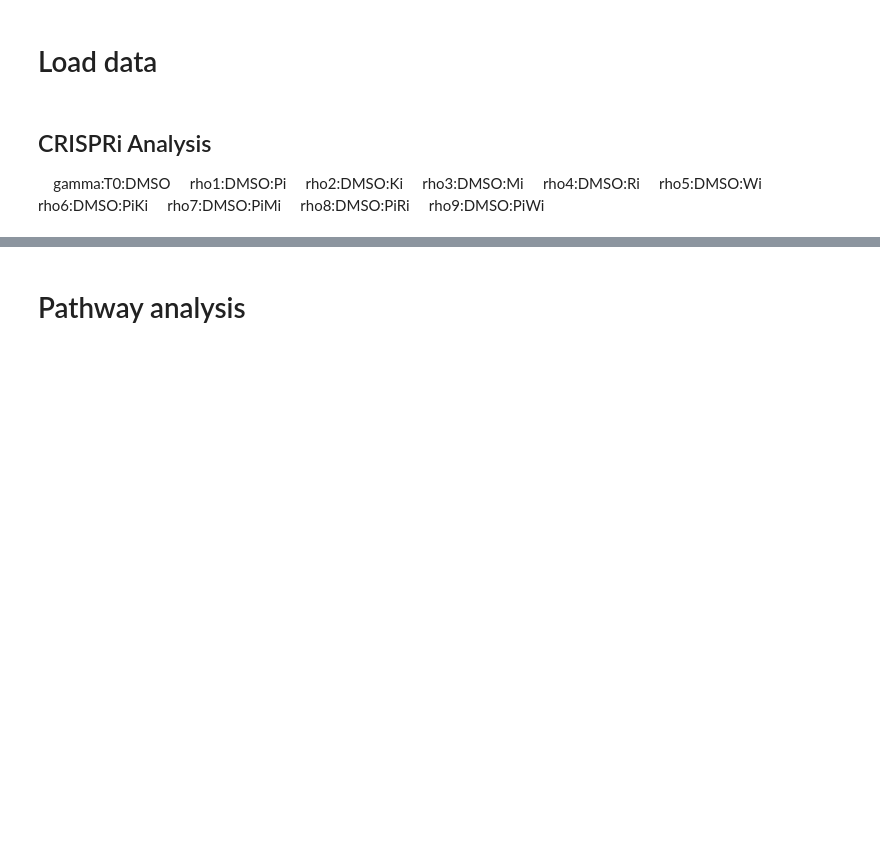
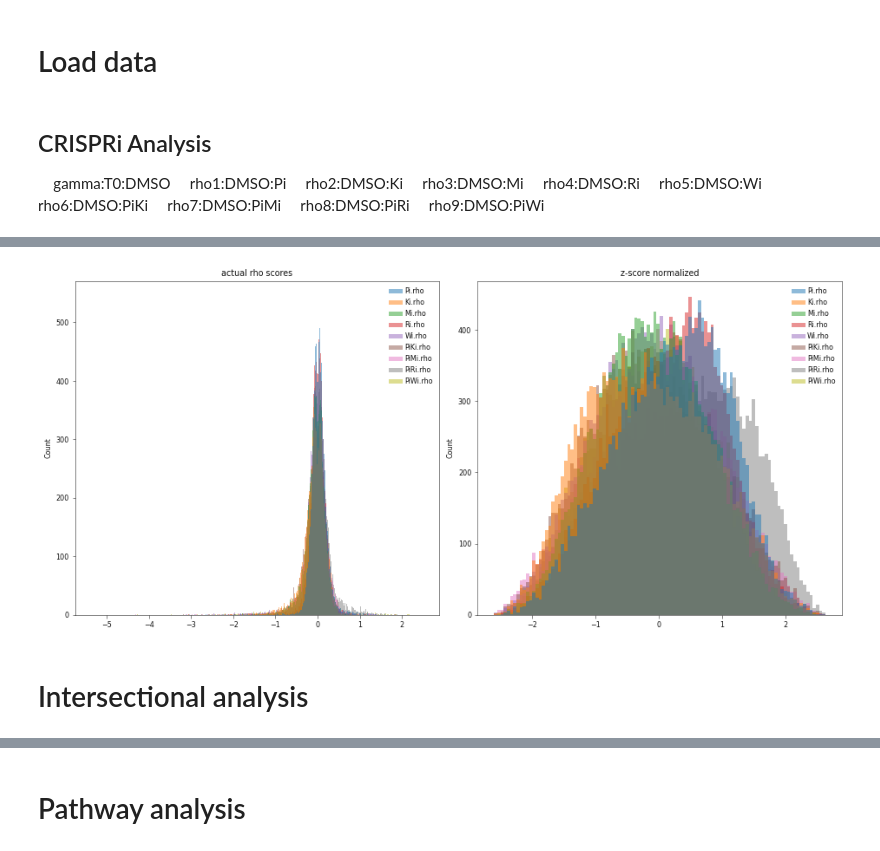
Before and after one commit to abearab/DDRi-screens, a Jupyter notebook: integrate-screens.ipynb, the cells around one changed output, grey strips where cells are left out. Saved outputs shown, nothing was run; the diff lists cells and outputs as text; code cells hidden in the pictures; blank space fills up the shorter version.

```diff
--- a/integrate-screens.ipynb
+++ b/integrate-screens.ipynb
@@ -60,12 +49,14 @@ Ca = scpro.loadData('CRISPRa/Analysis/k562/k562a_PiRi')
     rho8:DMSO:PiRi
     rho9:DMSO:PiWi
 # %%
-# Pi = get_score(Ci,'rho1','Pi')
-# Ki = get_score(Ci,'rho2','Ki')
-# Mi = get_score(Ci,'rho3','Mi')
-# Ri = get_score(Ci,'rho4','Ri')
-# Wi = get_score(Ci,'rho5','Wi')
-# PiKi = get_score(Ci,'rho6','PiKi')
-# PiMi = get_score(Ci,'rho7','PiMi')
-# PiRi = get_score(Ci,'rho8','PiRi')
-# PiWi = get_score(Ci,'rho9','PiWi')
+Ci_data = {
+    'Pi':{'rho':  get_score(Ci,'rho1','Pi')},
+    'Ki':{'rho':  get_score(Ci,'rho2','Ki')},
+    'Mi':{'rho':  get_score(Ci,'rho3','Mi')},
+    'Ri':{'rho':  get_score(Ci,'rho4','Ri')},
+    'Wi':{'rho':  get_score(Ci,'rho5','Wi')},
+    'PiKi':{'rho':  get_score(Ci,'rho6','PiKi')},
+    'PiMi':{'rho':  get_score(Ci,'rho7','PiMi')},
+    'PiRi':{'rho':  get_score(Ci,'rho8','PiRi')},
+    'PiWi':{'rho':  get_score(Ci,'rho9','PiWi')}
+}
@@ -106,0 +139,21 @@ sns.heatmap
+# %%
+# plot
+fig_h,(ax1,ax2) = plt.subplots(1,2, gridspec_kw={'width_ratios':[0.1,0.1]}, figsize=(13,6))
+
+al = 0.5
+
+# ax1.get_shared_y_axes().join(ax1,ax2)
+
+h1 = sns.histplot(Ci_df,alpha = al,ax=ax1)
+h1.set_title('actual rho scores')
+
+h2 = sns.histplot(Ci_df_norm,alpha = al,ax=ax2)
+h2.set_title('z-score normalized')
+
+fig_h.tight_layout()
+plt.savefig('figures/rho_zscore_histogram.pdf')
+plt.show()
+# %% [output]
+[figure, added]
+# %% [markdown]
+# Intersectional analysis
```
Also changed, not shown: parts of 14 cells of this notebook, 3 other files.
